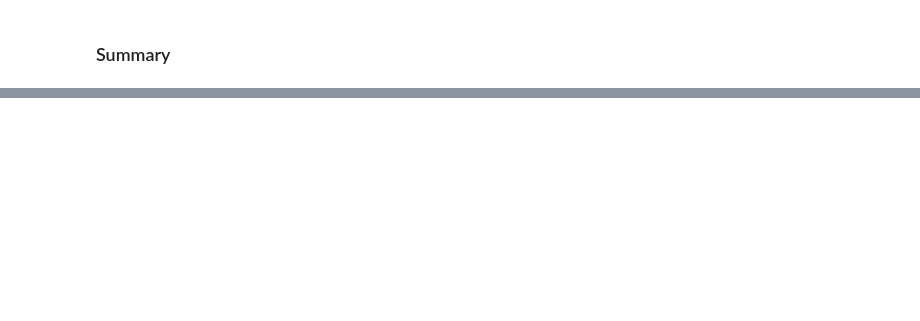
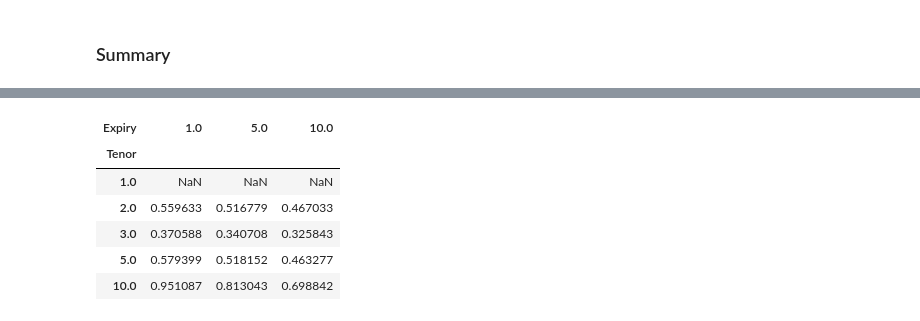
Before and after one commit to Gregtwl/QF605_Assignment, a Jupyter notebook: Answer_Deck_Part3.ipynb, the cells around one changed output, grey strips where cells are left out. Cells and saved outputs as stored; diff of their text form; code cells hidden in the pictures; blank space fills up the shorter version.

```diff
--- a/Answer_Deck_Part3.ipynb
+++ b/Answer_Deck_Part3.ipynb
@@ -813,0 +786,12 @@ plt.show()
+# %%
+# However, down the tenor, the percentage difference, though increasing, does show a lower percentage difference compared to the increase in expiry, which suggests that the impact of volatility and non-linearity is more pronounced with respect to expiry than tenor.
+
+plot_df.pivot(index='Tenor', columns='Expiry', values='Difference').pct_change()
+# %% [output]
+| Expiry | 1.0 | 5.0 | 10.0 |
+| Tenor |  |  |  |
+| 1.0 | NaN | NaN | NaN |
+| 2.0 | 0.559633 | 0.516779 | 0.467033 |
+| 3.0 | 0.370588 | 0.340708 | 0.325843 |
+| 5.0 | 0.579399 | 0.518152 | 0.463277 |
+| 10.0 | 0.951087 | 0.813043 | 0.698842 |
```
Also changed, not shown: parts of 15 cells of this notebook, 3 other files.
